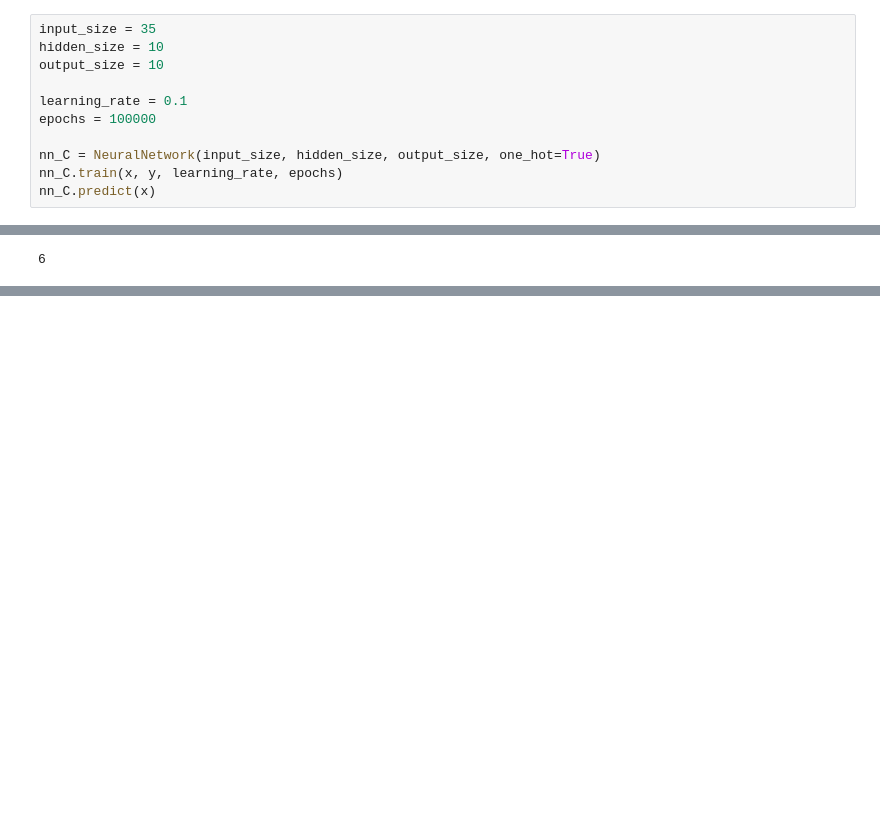
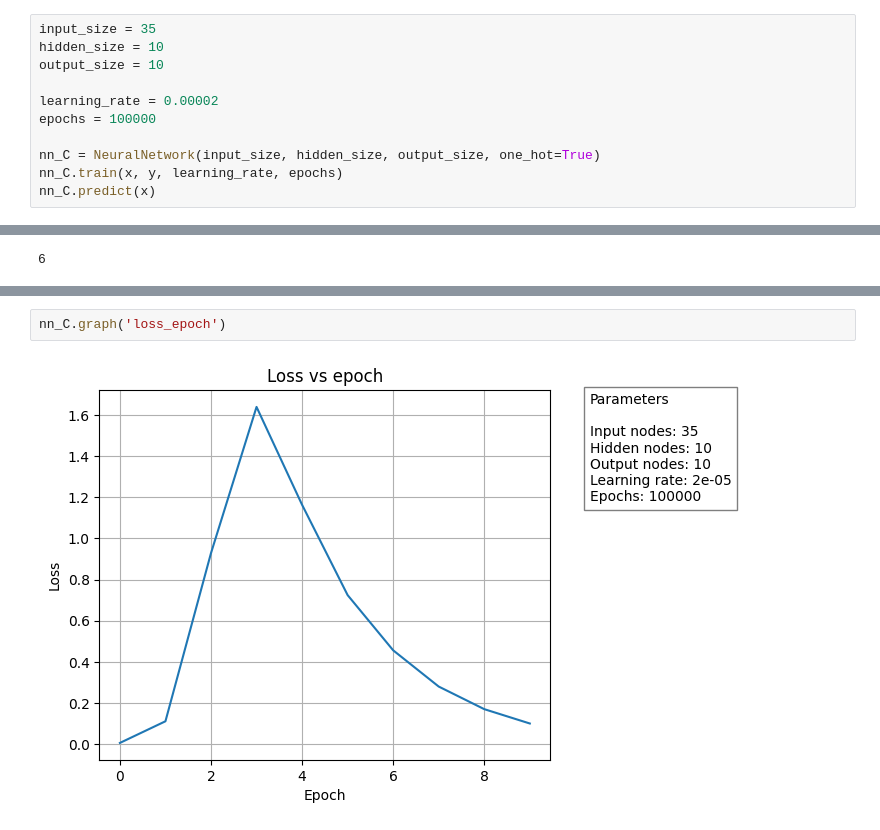
Before and after one commit to tristanff/SIA-TP3, a Jupyter notebook: Exercise3/Multilayer-with-adam.ipynb, the cells around one changed output, grey strips where cells are left out. Saved outputs shown, nothing was run; the diff lists cells and outputs as text; blank space fills up the shorter version.

```diff
--- a/Exercise3/Multilayer-with-adam.ipynb
+++ b/Exercise3/Multilayer-with-adam.ipynb
@@ -367,7 +433,7 @@ input_size = 35
 hidden_size = 10
 output_size = 10
 
-learning_rate = 0.1
+learning_rate = 0.00002
 epochs = 100000
 
 nn_C = NeuralNetwork(input_size, hidden_size, output_size, one_hot=True)
@@ -456,0 +533,4 @@ np.argmax(nn_C.predict(random_digit))
+# %%
+nn_C.graph('loss_epoch')
+# %% [output]
+[figure, added]
```
Also changed, not shown: parts of 12 cells of this notebook.
